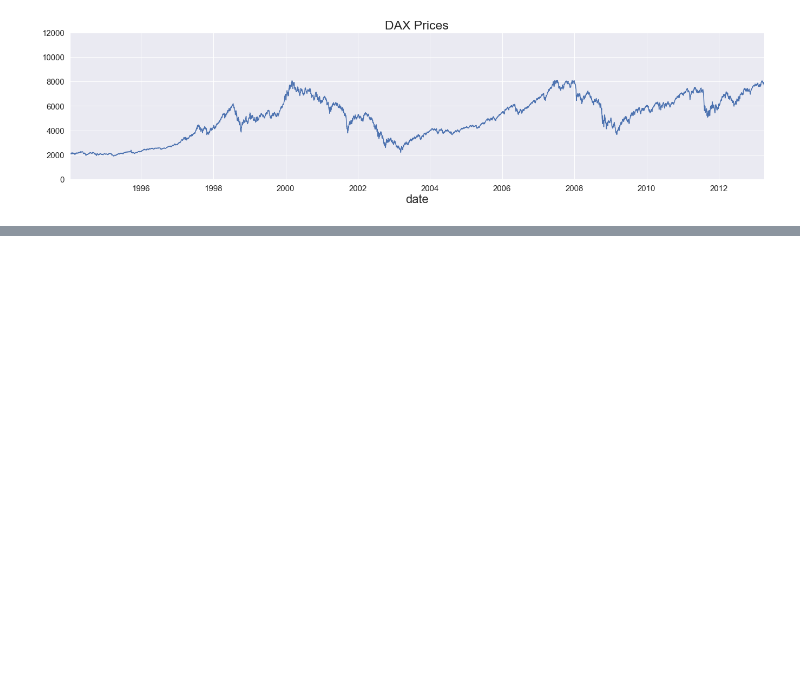
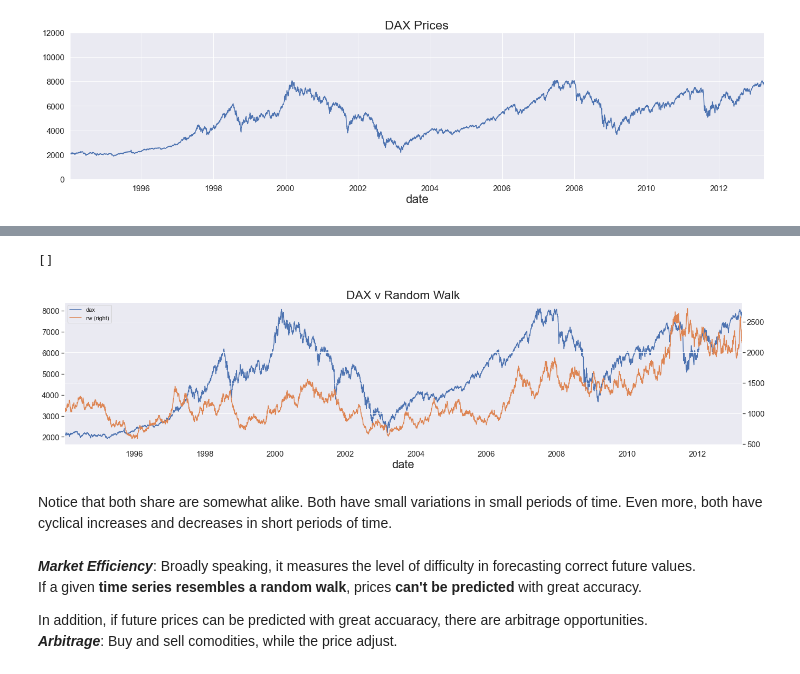
Before and after one commit to neto-riga/DataScience, a Jupyter notebook: analysis/365_analysis/TimeSeries/3_white_noise.ipynb, the cells around one changed output, grey strips where cells are left out. Saved outputs shown, nothing was run; the diff lists cells and outputs as text; code cells hidden in the pictures; blank space fills up the shorter version.

Commit message:
DF-test, white noise, random walk

```diff
--- a/analysis/365_analysis/TimeSeries/3_white_noise.ipynb
+++ b/analysis/365_analysis/TimeSeries/3_white_noise.ipynb
@@ -100,0 +104,11 @@ df_train['dax'].plot(figsize=(23, 5), title='DAX Prices', ylim=(0, 12_000));
+# %%
+directory = "C:/Users/42111/Desktop/DataScience/analysis/archive\
+/dataScience365/5_2_randwalk-csv/RandWalk.csv"
+rw = pd.read_csv(directory).copy()
+
+# Transforming to datetime as index with b freq
+rw['date'] = pd.to_datetime(rw['date'], dayfirst=True)
+rw.set_index('date', inplace=True)
+rw = rw.asfreq('b')
+
+rw.describe()
@@ -100,0 +125,3 @@ df_train['dax'].plot(figsize=(23, 5), title='DAX Prices', ylim=(0, 12_000));
+# %%
+df_train['rw'] = rw['price']
+df_train.head()
@@ -100,0 +150,16 @@ df_train['dax'].plot(figsize=(23, 5), title='DAX Prices', ylim=(0, 12_000));
+# %%
+fig, ax = plt.subplots(1, 1, figsize=(23,5), sharex=True)
+df_train.plot(y='dax', ax=ax, sharey=False)
+df_train.plot(y='rw', ax=ax, secondary_y=True, title='DAX v Random Walk')
+plt.plot()
+# %% [output]
+[]
+[figure, added]
+# %% [markdown]
+Notice that both share are somewhat alike. Both have small variations in small periods of time. Even more, both have cyclical increases and decreases in short periods of time.
+# %% [markdown]
+***Market Efficiency***: Broadly speaking, it measures the level of difficulty in forecasting correct future values.<br>
+If a given **time series resembles a random walk**, prices **can't be predicted** with great accuracy.
+
+In addition, if future prices can be predicted with great accuaracy, there are arbitrage opportunities.<br>
+***Arbitrage***: Buy and sell comodities, while the price adjust.
```
Also changed, not shown: parts of 18 cells of this notebook.
